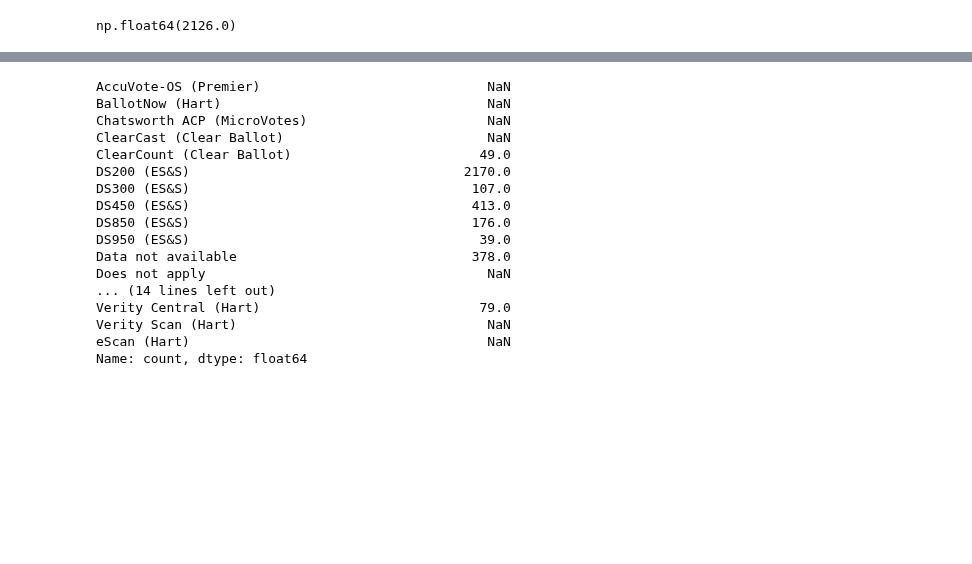
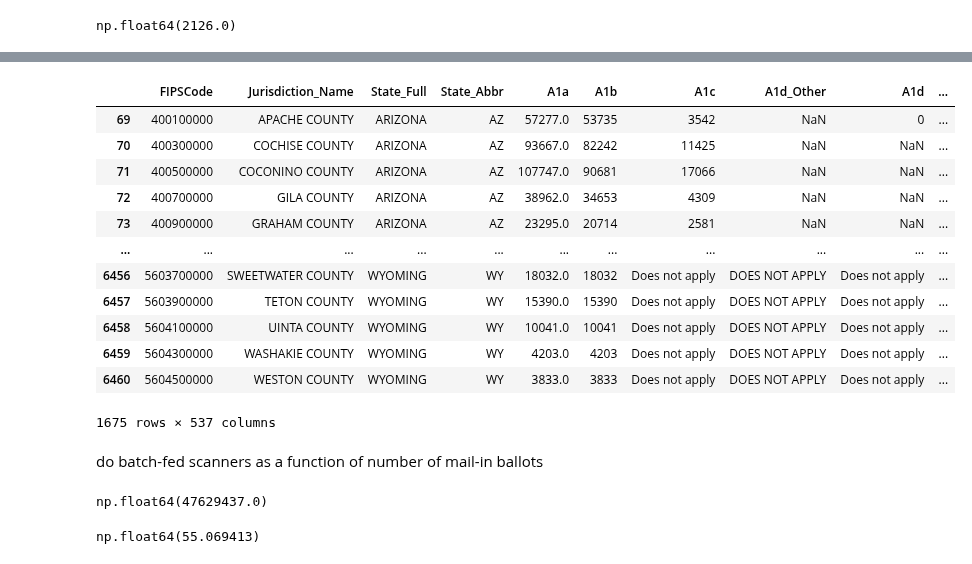
Before and after one commit to Bipartisan-Policy-Center/voting-equipment, a Jupyter notebook: eavs_analysis.ipynb, the cells around one changed output, grey strips where cells are left out. Drawn from its saved outputs; the diff is of its cells as text; code cells hidden in the pictures; blank space fills up the shorter version.

```diff
--- a/eavs_analysis.ipynb
+++ b/eavs_analysis.ipynb
@@ -103,13 +92,9 @@ def coerce_column(col):
     col.loc[col < 0] = np.nan  # set negative values to NaN
     return col
 
-df['F5c_1'] = coerce_column(df['F5c_1'])
-df['D1a'] = coerce_column(df['D1a'])
-df['A1a'] = coerce_column(df['A1a'])
-df['D2a'] = coerce_column(df['D2a'])
-# df['F5c_1'] = pd.to_numeric(df['F5c_1'], errors='coerce')
-# set negative values to nan
-# df.loc[df['F5c_1']<0, 'F5c_1'] = np.nan
+numeric_columns = ['F5c_1', 'D1a', 'A1a', 'D2a', 'F1a', 'F1b', 'F1e', 'F1f', 'F1g']
+for col in numeric_columns:
+    df[col] = coerce_column(df[col])
 # %%
 has_bmd = df['F5a'] == 'Yes'
 bmd_for_all_fips = vv[vv['Election Day Marking Method'] == 'Ballot Marking Devices for all voters']['FIPS code'].apply(int).unique()
@@ -145,6 +130,8 @@ scanners = {
     'DS450 (ES&S)': 'batch-fed',
     'DS850 (ES&S)': 'batch-fed',
     'DS950 (ES&S)': 'batch-fed',
+    'ExpressVote Tabulator (ES&S)': 'hand-fed',
+    'ExpressVoteXL (ES&S)': 'hand-fed',
     'IBML (Los Angeles County)': 'batch-fed',
     'ImageCast Central/ICC (Dominion)': 'batch-fed',
     'ImageCast Evolution/ICE (Dominion)': 'hand-fed',
@@ -241,21 +230,22 @@ Name: count, dtype: int64
 # %%
-has_scanner = df['F6a'] == 'Yes'
-df[has_scanner]['F6b_1'].value_counts() + df[has_scanner]['F6b_2'].value_counts() + df[has_scanner]['F6b_3'].value_counts()
+df[df.apply(lambda x: x.str.contains('ExpressVote').any(), axis=1)]
 # %% [output]
+|  | FIPSCode | Jurisdiction_Name | State_Full | State_Abbr | A1a | A1b | A1c | A1d_Other | A1d | ... |
+| 69 | 400100000 | APACHE COUNTY | ARIZONA | AZ | 57277.0 | 53735 | 3542 | NaN | 0 | ... |
+| 70 | 400300000 | COCHISE COUNTY | ARIZONA | AZ | 93667.0 | 82242 | 11425 | NaN | NaN | ... |
+| 71 | 400500000 | COCONINO COUNTY | ARIZONA | AZ | 107747.0 | 90681 | 17066 | NaN | NaN | ... |
+| 72 | 400700000 | GILA COUNTY | ARIZONA | AZ | 38962.0 | 34653 | 4309 | NaN | NaN | ... |
+| 73 | 400900000 | GRAHAM COUNTY | ARIZONA | AZ | 23295.0 | 20714 | 2581 | NaN | NaN | ... |
+| ... | ... | ... | ... | ... | ... | ... | ... | ... | ... | ... |
+| 6456 | 5603700000 | SWEETWATER COUNTY | WYOMING | WY | 18032.0 | 18032 | Does not apply | DOES NOT APPLY | Does not apply | ... |
+| 6457 | 5603900000 | TETON COUNTY | WYOMING | WY | 15390.0 | 15390 | Does not apply | DOES NOT APPLY | Does not apply | ... |
+| 6458 | 5604100000 | UINTA COUNTY | WYOMING | WY | 10041.0 | 10041 | Does not apply | DOES NOT APPLY | Does not apply | ... |
+| 6459 | 5604300000 | WASHAKIE COUNTY | WYOMING | WY | 4203.0 | 4203 | Does not apply | DOES NOT APPLY | Does not apply | ... |
+| 6460 | 5604500000 | WESTON COUNTY | WYOMING | WY | 3833.0 | 3833 | Does not apply | DOES NOT APPLY | Does not apply | ... |
-AccuVote-OS (Premier)                             NaN
-BallotNow (Hart)                                  NaN
-Chatsworth ACP (MicroVotes)                       NaN
-ClearCast (Clear Ballot)                          NaN
-ClearCount (Clear Ballot)                        49.0
-DS200 (ES&S)                                   2170.0
-DS300 (ES&S)                                    107.0
-DS450 (ES&S)                                    413.0
-DS850 (ES&S)                                    176.0
-DS950 (ES&S)                                     39.0
-Data not available                              378.0
-Does not apply                                    NaN
-... (14 lines left out)
-Verity Central (Hart)                            79.0
-Verity Scan (Hart)                                NaN
-eScan (Hart)                                      NaN
-Name: count, dtype: float64
+1675 rows × 537 columns
+# %% [markdown]
+do batch-fed scanners as a function of number of mail-in ballots
+# %%
+pd.to_numeric(df['C8a'], errors='coerce').sum()
+# %% [output]
+np.float64(47629437.0)
@@ -261,0 +254,9 @@ Name: count, dtype: float64
+# %%
+df['ballots_counted_centrally'] = df.loc[df['F12a'] == 'Central location', 'F1b'] + \
+    df.loc[df['F12c'] == 'Central location', 'F1e'] + \
+    df.loc[df['F12d'] == 'Central location', 'F1f'] + \
+    df.loc[df['F12e'] == 'Central location', 'F1g']
+
+df['ballots_counted_centrally'].sum() / 1e6
+# %% [output]
+np.float64(55.069413)
```
Also changed, not shown: parts of 21 cells of this notebook, 2 other files.
